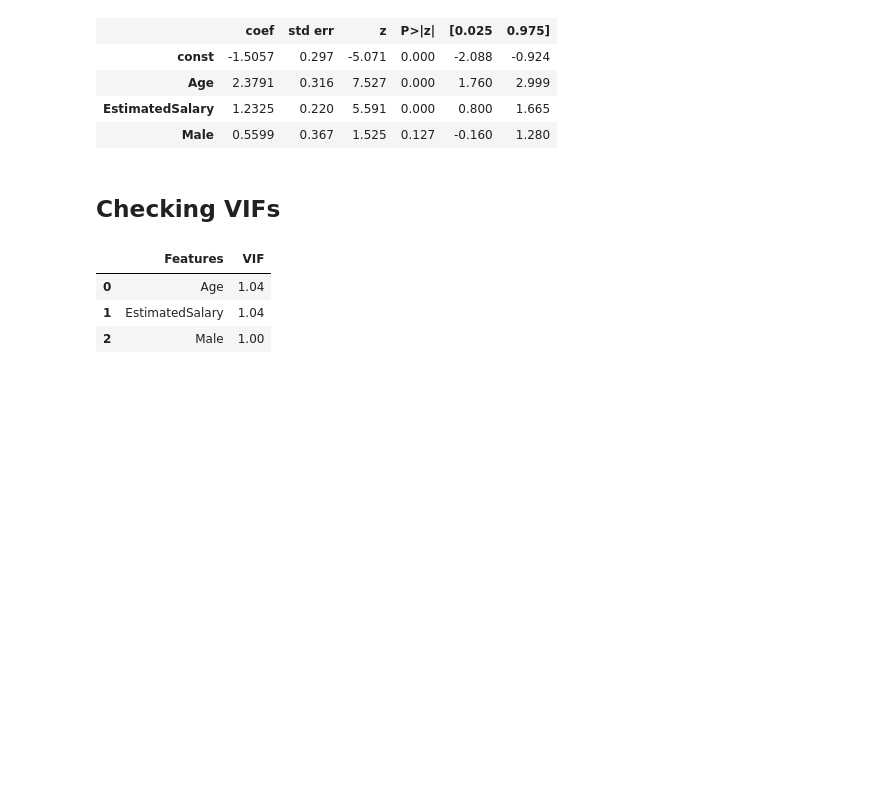
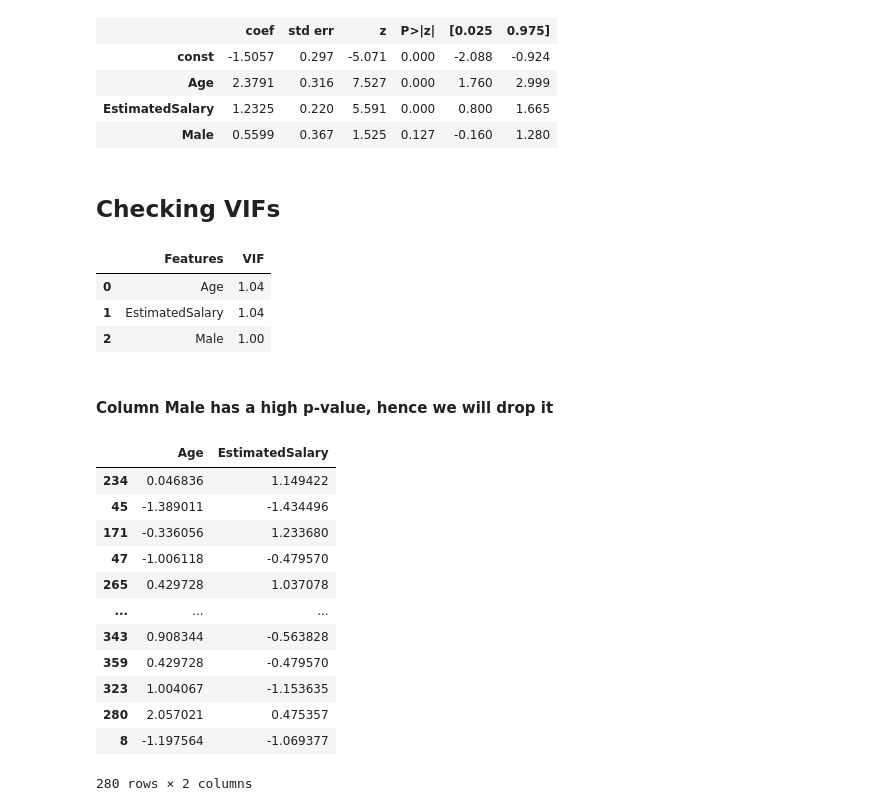
Before and after one commit to gautham95/car_purchase_prediction, a Jupyter notebook: Car Purchase Prediction.ipynb, the cells around one changed output. Cells and saved outputs as stored; diff of their text form; code cells hidden in the pictures; blank space fills up the shorter version.

```diff
--- a/Car Purchase Prediction.ipynb
+++ b/Car Purchase Prediction.ipynb
@@ -309,3 +309,24 @@ vif
 | 0 | Age | 1.04 |
 | 1 | EstimatedSalary | 1.04 |
 | 2 | Male | 1.00 |
+# %% [markdown]
+#### Column Male has a high p-value, hence we will drop it
+# %%
+#dropping column Male
+
+X_train_sm1 = X_train.drop('Male',axis=1)
+X_train_sm1.head()
+# %% [output]
+|  | Age | EstimatedSalary |
+| 234 | 0.046836 | 1.149422 |
+| 45 | -1.389011 | -1.434496 |
+| 171 | -0.336056 | 1.233680 |
+| 47 | -1.006118 | -0.479570 |
+| 265 | 0.429728 | 1.037078 |
+| ... | ... | ... |
+| 343 | 0.908344 | -0.563828 |
+| 359 | 0.429728 | -0.479570 |
+| 323 | 1.004067 | -1.153635 |
+| 280 | 2.057021 | 0.475357 |
+| 8 | -1.197564 | -1.069377 |
+280 rows × 2 columns
```
Also changed, not shown: parts of 17 cells of this notebook.
